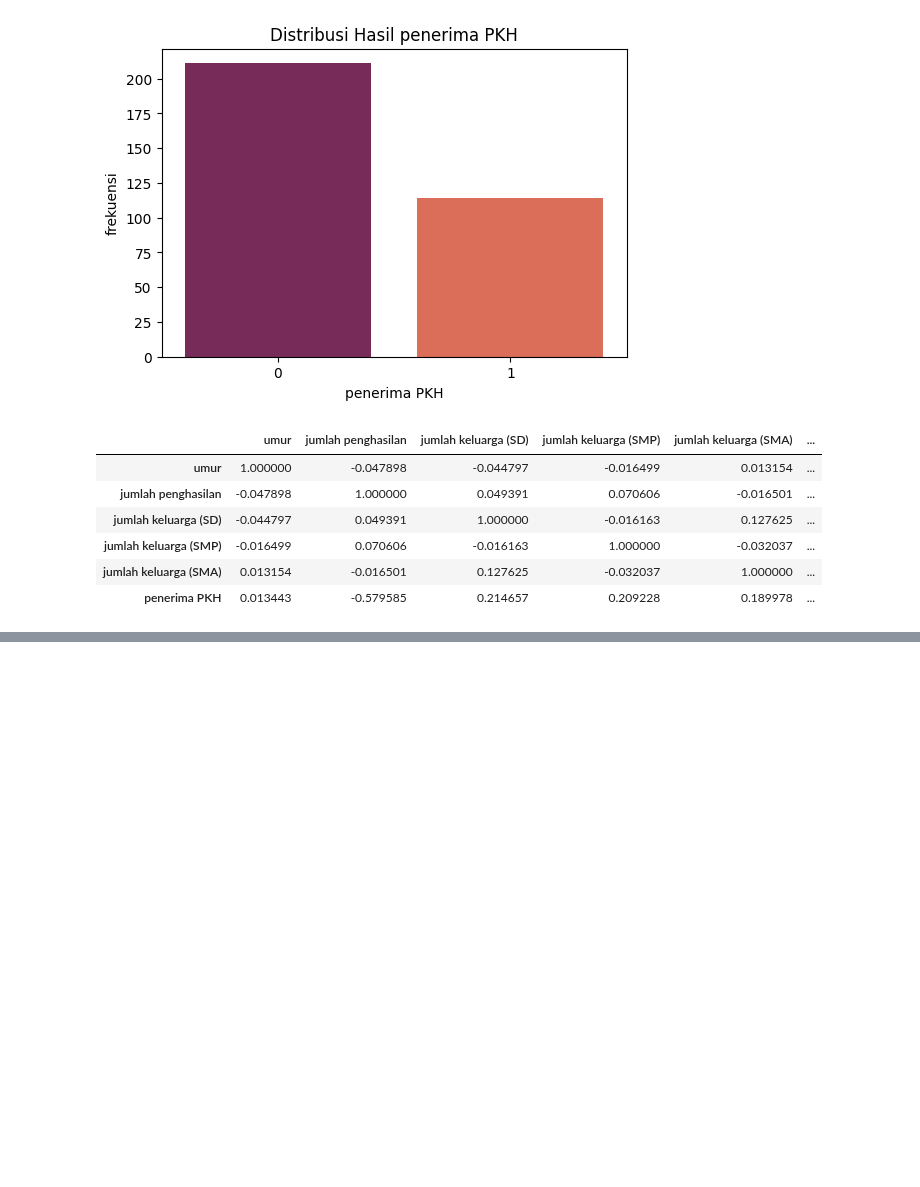
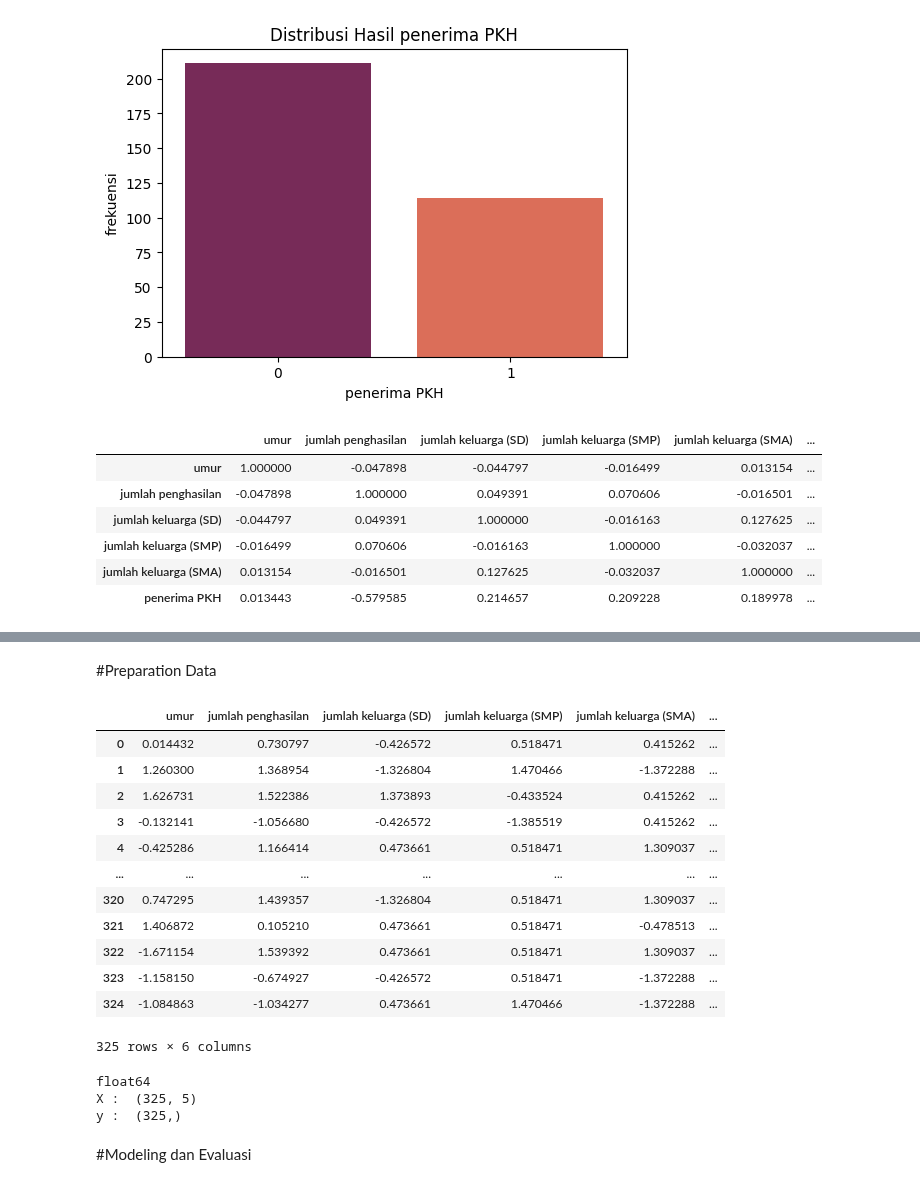
Before and after one commit to Rizki-132/Allmateri, a Jupyter notebook: Klasifikasi_program_PKH.ipynb, the cells around one changed output, grey strips where cells are left out. Drawn from its saved outputs; the diff is of its cells as text; code cells hidden in the pictures; blank space fills up the shorter version.

```diff
--- a/Klasifikasi_program_PKH.ipynb
+++ b/Klasifikasi_program_PKH.ipynb
@@ -148,0 +178,33 @@ correlation_matrix
+# %% [markdown]
+#Preparation Data
+# %%
+scaler = StandardScaler()
+scaled_numeric_data = scaler.fit_transform(numeric_data)
+scaled_numeric_df = pd.DataFrame(scaled_numeric_data, columns=numeric_data.columns)
+scaled_numeric_df
+# %% [output]
+|  | umur | jumlah penghasilan | jumlah keluarga (SD) | jumlah keluarga (SMP) | jumlah keluarga (SMA) | ... |
+| 0 | 0.014432 | 0.730797 | -0.426572 | 0.518471 | 0.415262 | ... |
+| 1 | 1.260300 | 1.368954 | -1.326804 | 1.470466 | -1.372288 | ... |
+| 2 | 1.626731 | 1.522386 | 1.373893 | -0.433524 | 0.415262 | ... |
+| 3 | -0.132141 | -1.056680 | -0.426572 | -1.385519 | 0.415262 | ... |
+| 4 | -0.425286 | 1.166414 | 0.473661 | 0.518471 | 1.309037 | ... |
+| ... | ... | ... | ... | ... | ... | ... |
+| 320 | 0.747295 | 1.439357 | -1.326804 | 0.518471 | 1.309037 | ... |
+| 321 | 1.406872 | 0.105210 | 0.473661 | 0.518471 | -0.478513 | ... |
+| 322 | -1.671154 | 1.539392 | 0.473661 | 0.518471 | 1.309037 | ... |
+| 323 | -1.158150 | -0.674927 | -0.426572 | 0.518471 | -1.372288 | ... |
+| 324 | -1.084863 | -1.034277 | 0.473661 | 1.470466 | -1.372288 | ... |
+325 rows × 6 columns
+# %%
+# karena menggunakan perinta "select_dtypes(include=[float, int])" maka yang bertype string tidak terbaca
+X = scaled_numeric_df.drop(columns=['penerima PKH'])
+y = scaled_numeric_df['penerima PKH']
+
+print(scaled_numeric_df['penerima PKH'].dtype)
+print("X : ", X.shape)
+print("y : ", y.shape)
+# %% [output]
+float64
+X :  (325, 5)
+y :  (325,)
@@ -148,0 +217,2 @@ correlation_matrix
+# %% [markdown]
+#Modeling dan Evaluasi
```
Also changed, not shown: parts of 7 cells of this notebook.
